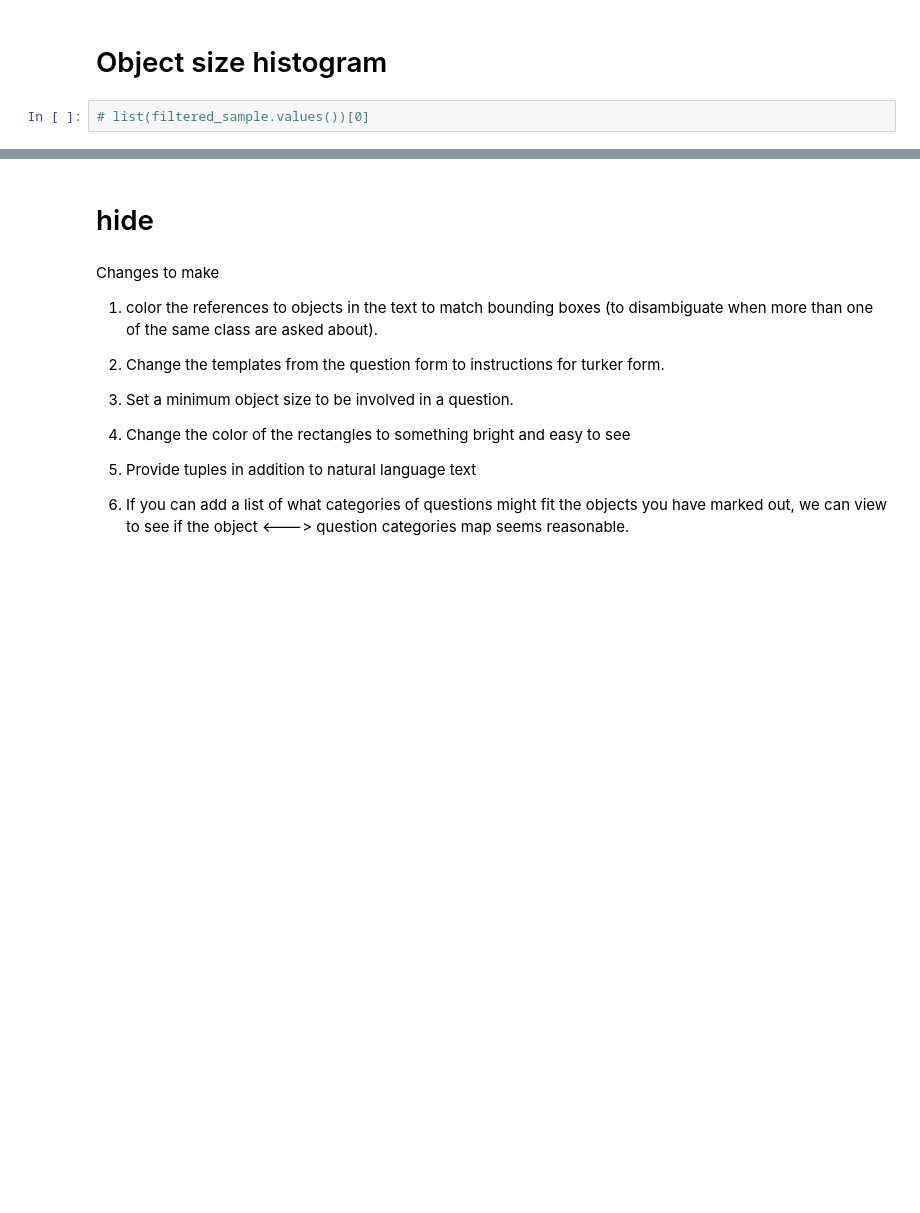
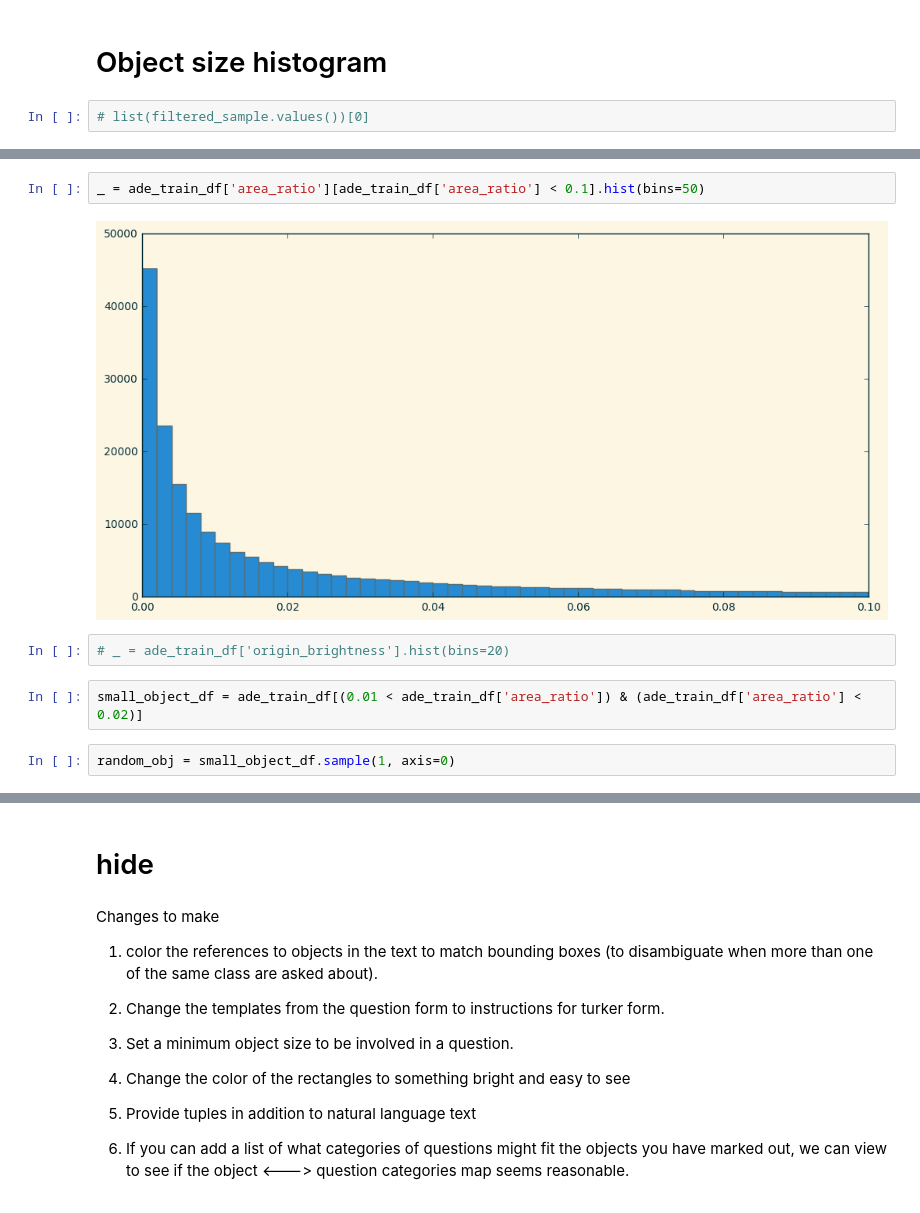
Before and after one commit to drschwenk/pqa_notebooks, a Jupyter notebook: ade_image_selection.ipynb, the cells around one changed output, grey strips where cells are left out. Cells and saved outputs as stored; diff of their text form; blank space fills up the shorter version.

```diff
--- a/ade_image_selection.ipynb
+++ b/ade_image_selection.ipynb
@@ -834,0 +907,10 @@ obj_area
+# %%
+_ = ade_train_df['area_ratio'][ade_train_df['area_ratio'] < 0.1].hist(bins=50)
+# %% [output]
+[figure, added]
+# %%
+# _ = ade_train_df['origin_brightness'].hist(bins=20)
+# %%
+small_object_df = ade_train_df[(0.01 < ade_train_df['area_ratio']) & (ade_train_df['area_ratio'] < 0.02)]
+# %%
+random_obj = small_object_df.sample(1, axis=0)
```
Also changed, not shown: parts of 20 cells of this notebook.
